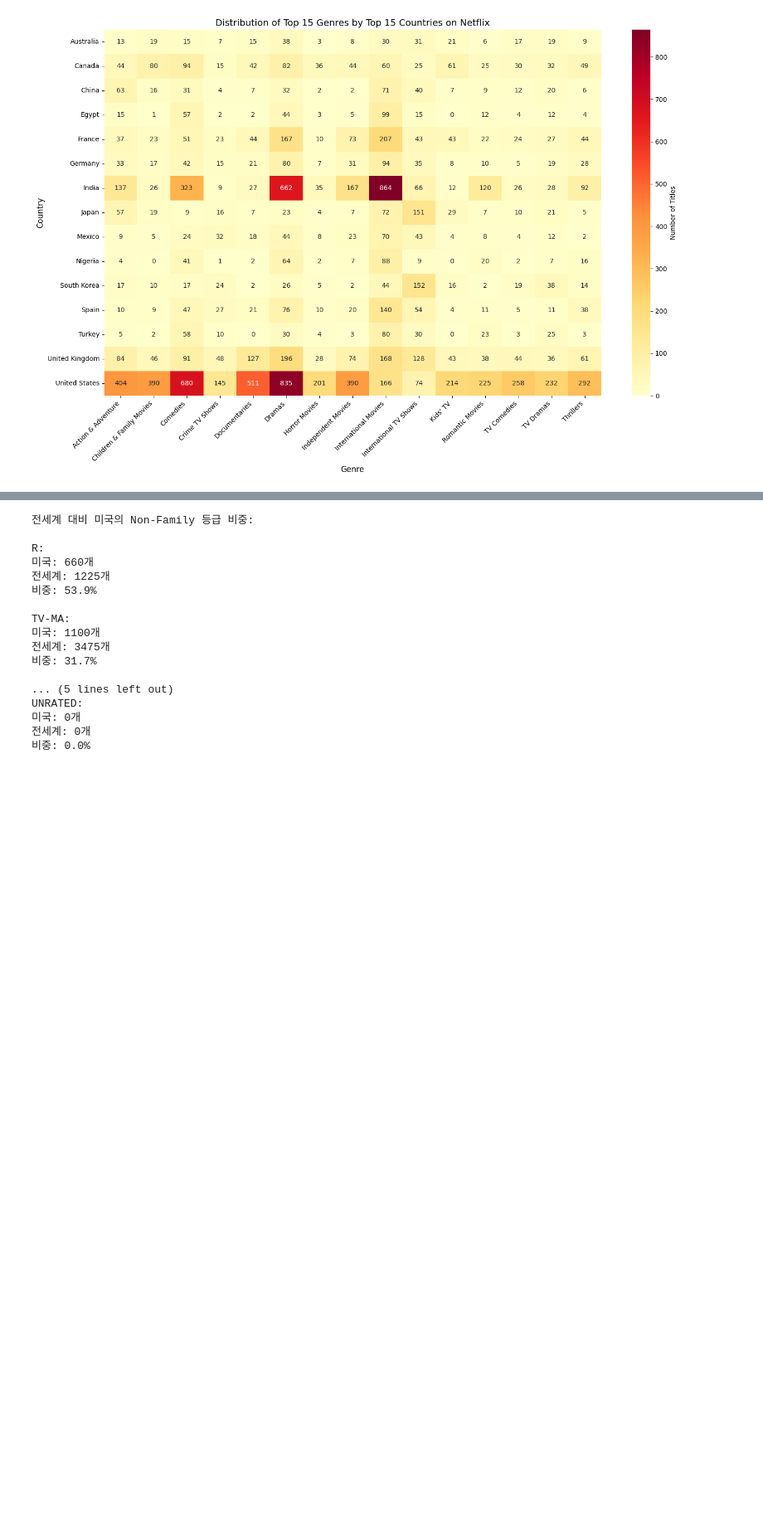
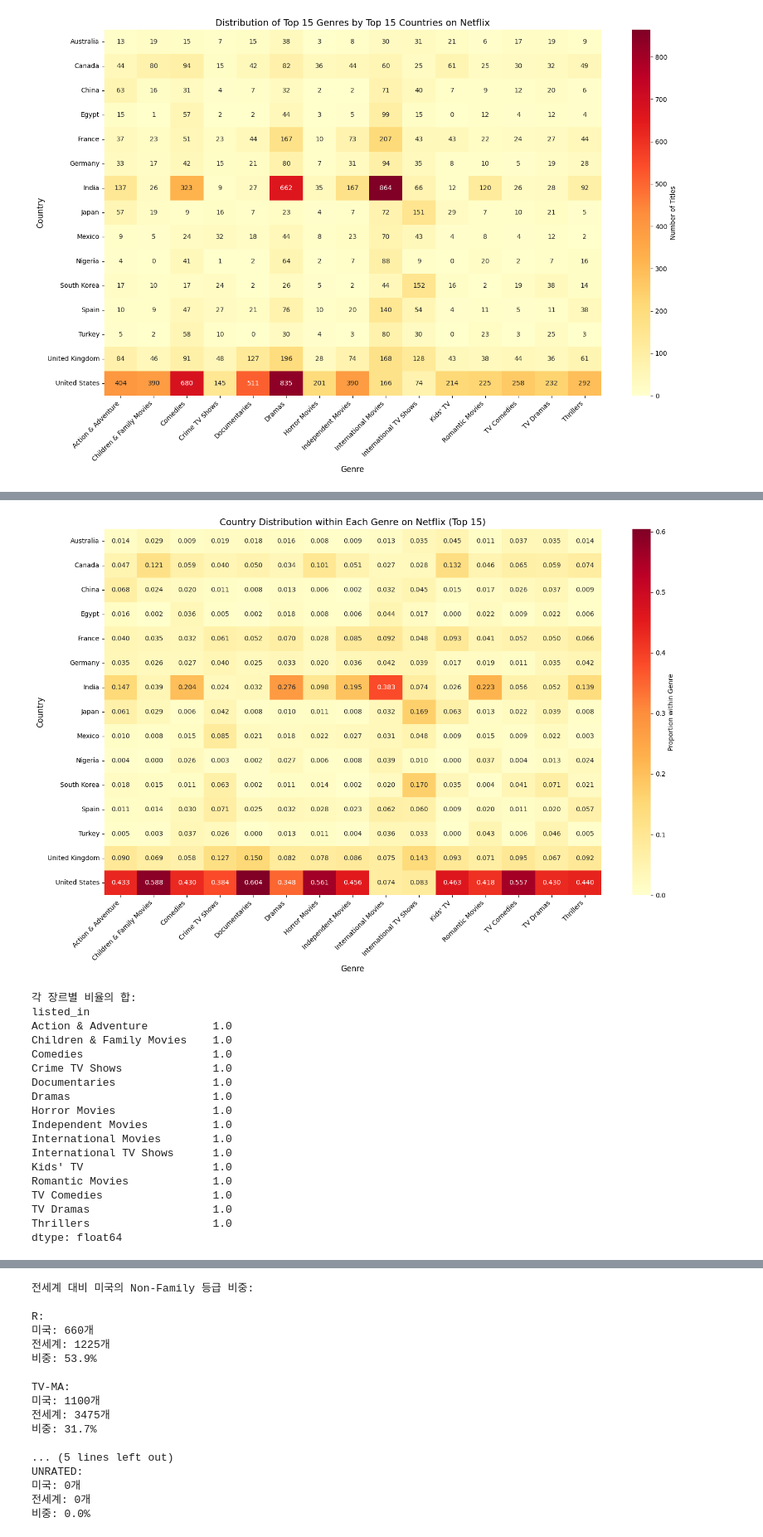
Before and after one commit to seungboAn/DATAthon, a Jupyter notebook: 김대환/joshworkspace.ipynb, the cells around one changed output, grey strips where cells are left out. Shown at 83% size. Cells and saved outputs as stored; diff of their text form; code cells hidden in the pictures; blank space fills up the shorter version.

```diff
--- a/김대환/joshworkspace.ipynb
+++ b/김대환/joshworkspace.ipynb
@@ -531,0 +580,61 @@ plt.show()
+# %%
+# 데이터 전처리 (이전과 동일)
+country_genre_split = netflix_data.dropna(subset=['country', 'listed_in']).copy()
+country_genre_split = country_genre_split.assign(
+    country=country_genre_split['country'].str.split(', '),
+    listed_in=country_genre_split['listed_in'].str.split(', ')
+).explode('country').explode('listed_in')
+
+# 상위 15개 국가와 장르 선택
+top_countries = country_genre_split['country'].value_counts().head(15).index
+top_genres = country_genre_split['listed_in'].value_counts().head(15).index
+
+# 중복을 제거하고 국가-장르 매트릭스 생성
+country_genre_matrix = pd.DataFrame(
+    country_genre_split[
+        country_genre_split['country'].isin(top_countries) &
+        country_genre_split['listed_in'].isin(top_genres)
+    ].groupby(['country', 'listed_in']).size()
+).reset_index().pivot(index='country', columns='listed_in', values=0).fillna(0)
+
+# 열(장르)별로 정규화 - 각 장르에서 국가별 비중이 합이 1이 되도록
+country_genre_matrix_normalized = country_genre_matrix.div(country_genre_matrix.sum(axis=0), axis=1)
+
+# 히트맵 시각화
+plt.figure(figsize=(15, 10))
+sns.heatmap(country_genre_matrix_normalized,
+            cmap='YlOrRd',
+            annot=True,
+            fmt='.3f',
+            cbar_kws={'label': 'Proportion within Genre'})
+plt.title('Country Distribution within Each Genre on Netflix (Top 15)', fontsize=14)
+plt.xlabel('Genre', fontsize=12)
+plt.ylabel('Country', fontsize=12)
+plt.xticks(rotation=45, ha='right')
+plt.tight_layout()
+plt.show()
+
+# 검증을 위해 각 장르(열)의 합 출력
+column_sums = country_genre_matrix_normalized.sum(axis=0)
+print("\n각 장르별 비율의 합:")
+print(column_sums)  # 모든 값이 1.0이어야 함
+# %% [output]
+[figure, added]
+각 장르별 비율의 합:
+listed_in
+Action & Adventure          1.0
+Children & Family Movies    1.0
+Comedies                    1.0
+Crime TV Shows              1.0
+Documentaries               1.0
+Dramas                      1.0
+Horror Movies               1.0
+Independent Movies          1.0
+International Movies        1.0
+International TV Shows      1.0
+Kids' TV                    1.0
+Romantic Movies             1.0
+TV Comedies                 1.0
+TV Dramas                   1.0
+Thrillers                   1.0
+dtype: float64
```
Also changed, not shown: parts of 7 cells of this notebook.
